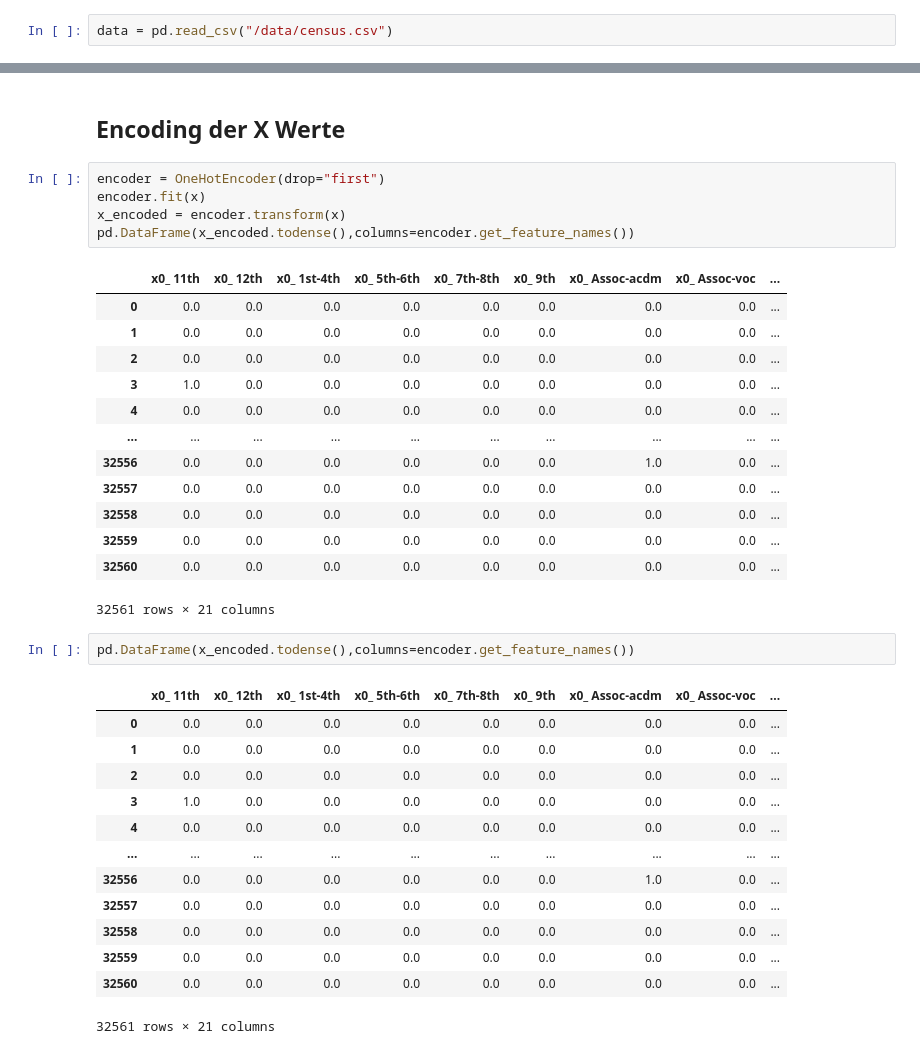
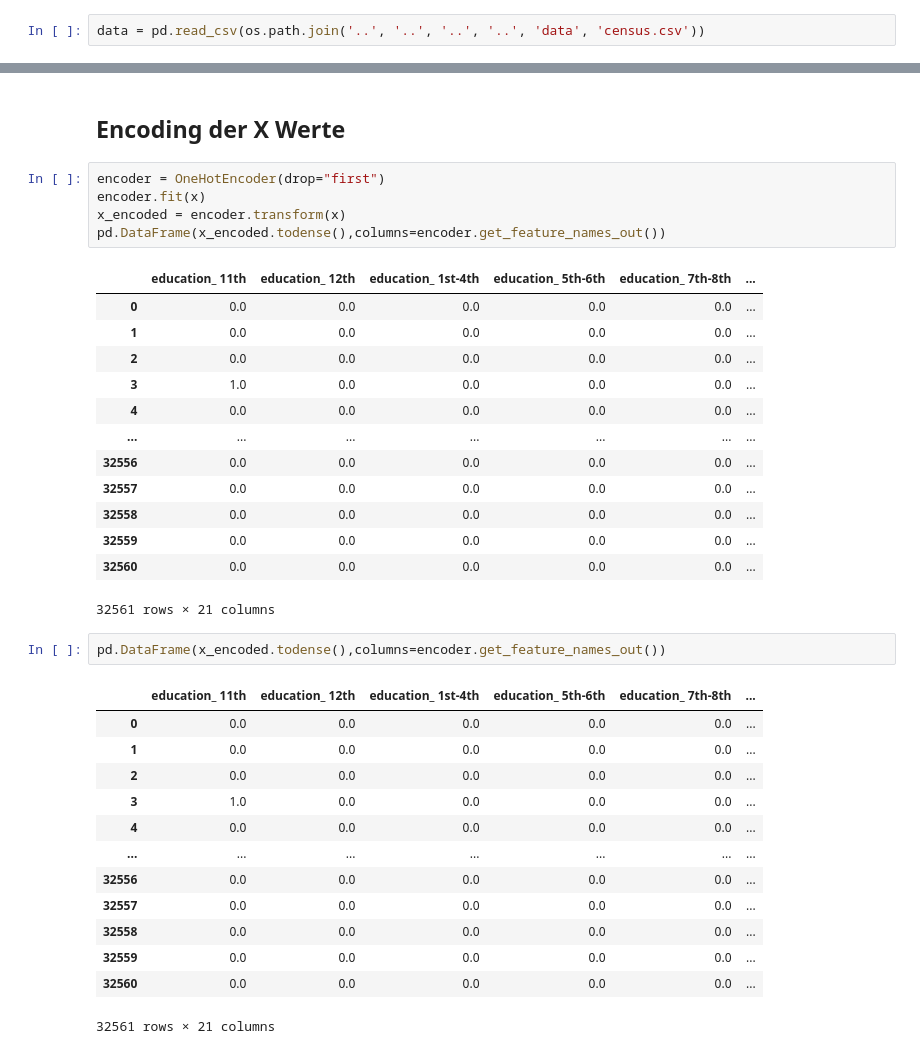
Before and after one commit to fullstack-ml-academy/full-stack-machine-learning, a Jupyter notebook: notepads/Basismodule Teil 1/05 - kNN und Data Preprocessing/slides_notebooks/ENC - Encoding.ipynb, the cells around one changed output, grey strips where cells are left out. Cells and saved outputs as stored; diff of their text form.

```diff
--- a/notepads/Basismodule Teil 1/05 - kNN und Data Preprocessing/slides_notebooks/ENC - Encoding.ipynb
+++ b/notepads/Basismodule Teil 1/05 - kNN und Data Preprocessing/slides_notebooks/ENC - Encoding.ipynb
@@ -9,7 +9,7 @@ from sklearn.preprocessing import OneHotEncoder
 # %% [markdown]
 ## Datengrundlage
 # %%
-data = pd.read_csv("/data/census.csv")
+data = pd.read_csv(os.path.join('..', '..', '..', '..', 'data', 'census.csv'))
 # %%
 x = data[["education","marital-status"]]
 y = data["target"]
@@ -23,35 +23,35 @@ y = y.str.strip().map({"<=50K":0,">50K":1})
 # %%
 encoder = OneHotEncoder(drop="first")
 encoder.fit(x)
 x_encoded = encoder.transform(x)
-pd.DataFrame(x_encoded.todense(),columns=encoder.get_feature_names())
+pd.DataFrame(x_encoded.todense(),columns=encoder.get_feature_names_out())
 # %% [output]
-|  | x0_ 11th | x0_ 12th | x0_ 1st-4th | x0_ 5th-6th | x0_ 7th-8th | x0_ 9th | x0_ Assoc-acdm | x0_ Assoc-voc | ... |
-| 0 | 0.0 | 0.0 | 0.0 | 0.0 | 0.0 | 0.0 | 0.0 | 0.0 | ... |
-| 1 | 0.0 | 0.0 | 0.0 | 0.0 | 0.0 | 0.0 | 0.0 | 0.0 | ... |
-| 2 | 0.0 | 0.0 | 0.0 | 0.0 | 0.0 | 0.0 | 0.0 | 0.0 | ... |
-| 3 | 1.0 | 0.0 | 0.0 | 0.0 | 0.0 | 0.0 | 0.0 | 0.0 | ... |
-| 4 | 0.0 | 0.0 | 0.0 | 0.0 | 0.0 | 0.0 | 0.0 | 0.0 | ... |
-| ... | ... | ... | ... | ... | ... | ... | ... | ... | ... |
-| 32556 | 0.0 | 0.0 | 0.0 | 0.0 | 0.0 | 0.0 | 1.0 | 0.0 | ... |
-| 32557 | 0.0 | 0.0 | 0.0 | 0.0 | 0.0 | 0.0 | 0.0 | 0.0 | ... |
-| 32558 | 0.0 | 0.0 | 0.0 | 0.0 | 0.0 | 0.0 | 0.0 | 0.0 | ... |
-| 32559 | 0.0 | 0.0 | 0.0 | 0.0 | 0.0 | 0.0 | 0.0 | 0.0 | ... |
-| 32560 | 0.0 | 0.0 | 0.0 | 0.0 | 0.0 | 0.0 | 0.0 | 0.0 | ... |
+|  | education_ 11th | education_ 12th | education_ 1st-4th | education_ 5th-6th | education_ 7th-8th | ... |
+| 0 | 0.0 | 0.0 | 0.0 | 0.0 | 0.0 | ... |
+| 1 | 0.0 | 0.0 | 0.0 | 0.0 | 0.0 | ... |
+| 2 | 0.0 | 0.0 | 0.0 | 0.0 | 0.0 | ... |
+| 3 | 1.0 | 0.0 | 0.0 | 0.0 | 0.0 | ... |
+| 4 | 0.0 | 0.0 | 0.0 | 0.0 | 0.0 | ... |
+| ... | ... | ... | ... | ... | ... | ... |
+| 32556 | 0.0 | 0.0 | 0.0 | 0.0 | 0.0 | ... |
+| 32557 | 0.0 | 0.0 | 0.0 | 0.0 | 0.0 | ... |
+| 32558 | 0.0 | 0.0 | 0.0 | 0.0 | 0.0 | ... |
+| 32559 | 0.0 | 0.0 | 0.0 | 0.0 | 0.0 | ... |
+| 32560 | 0.0 | 0.0 | 0.0 | 0.0 | 0.0 | ... |
 32561 rows × 21 columns
 # %%
-pd.DataFrame(x_encoded.todense(),columns=encoder.get_feature_names())
+pd.DataFrame(x_encoded.todense(),columns=encoder.get_feature_names_out())
 # %% [output]
-|  | x0_ 11th | x0_ 12th | x0_ 1st-4th | x0_ 5th-6th | x0_ 7th-8th | x0_ 9th | x0_ Assoc-acdm | x0_ Assoc-voc | ... |
-| 0 | 0.0 | 0.0 | 0.0 | 0.0 | 0.0 | 0.0 | 0.0 | 0.0 | ... |
-| 1 | 0.0 | 0.0 | 0.0 | 0.0 | 0.0 | 0.0 | 0.0 | 0.0 | ... |
-| 2 | 0.0 | 0.0 | 0.0 | 0.0 | 0.0 | 0.0 | 0.0 | 0.0 | ... |
-| 3 | 1.0 | 0.0 | 0.0 | 0.0 | 0.0 | 0.0 | 0.0 | 0.0 | ... |
-| 4 | 0.0 | 0.0 | 0.0 | 0.0 | 0.0 | 0.0 | 0.0 | 0.0 | ... |
-| ... | ... | ... | ... | ... | ... | ... | ... | ... | ... |
-| 32556 | 0.0 | 0.0 | 0.0 | 0.0 | 0.0 | 0.0 | 1.0 | 0.0 | ... |
-| 32557 | 0.0 | 0.0 | 0.0 | 0.0 | 0.0 | 0.0 | 0.0 | 0.0 | ... |
-| 32558 | 0.0 | 0.0 | 0.0 | 0.0 | 0.0 | 0.0 | 0.0 | 0.0 | ... |
-| 32559 | 0.0 | 0.0 | 0.0 | 0.0 | 0.0 | 0.0 | 0.0 | 0.0 | ... |
-| 32560 | 0.0 | 0.0 | 0.0 | 0.0 | 0.0 | 0.0 | 0.0 | 0.0 | ... |
+|  | education_ 11th | education_ 12th | education_ 1st-4th | education_ 5th-6th | education_ 7th-8th | ... |
+| 0 | 0.0 | 0.0 | 0.0 | 0.0 | 0.0 | ... |
+| 1 | 0.0 | 0.0 | 0.0 | 0.0 | 0.0 | ... |
+| 2 | 0.0 | 0.0 | 0.0 | 0.0 | 0.0 | ... |
+| 3 | 1.0 | 0.0 | 0.0 | 0.0 | 0.0 | ... |
+| 4 | 0.0 | 0.0 | 0.0 | 0.0 | 0.0 | ... |
+| ... | ... | ... | ... | ... | ... | ... |
+| 32556 | 0.0 | 0.0 | 0.0 | 0.0 | 0.0 | ... |
+| 32557 | 0.0 | 0.0 | 0.0 | 0.0 | 0.0 | ... |
+| 32558 | 0.0 | 0.0 | 0.0 | 0.0 | 0.0 | ... |
+| 32559 | 0.0 | 0.0 | 0.0 | 0.0 | 0.0 | ... |
+| 32560 | 0.0 | 0.0 | 0.0 | 0.0 | 0.0 | ... |
 32561 rows × 21 columns
```
Also changed, not shown: parts of 1 cell of this notebook, 37 other files.
